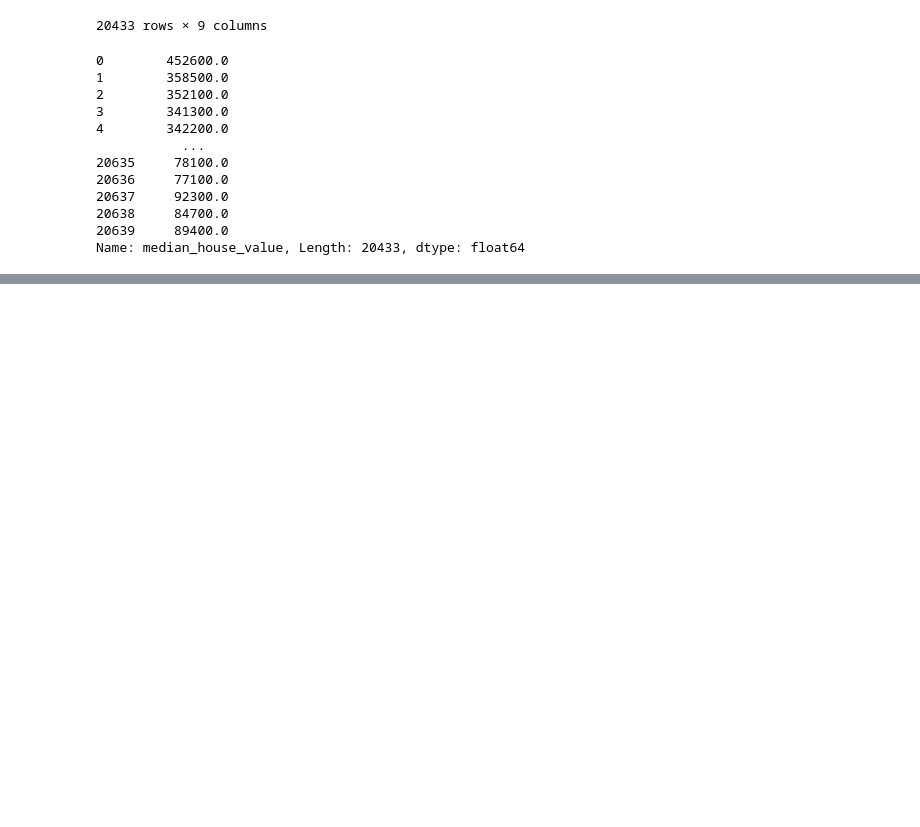
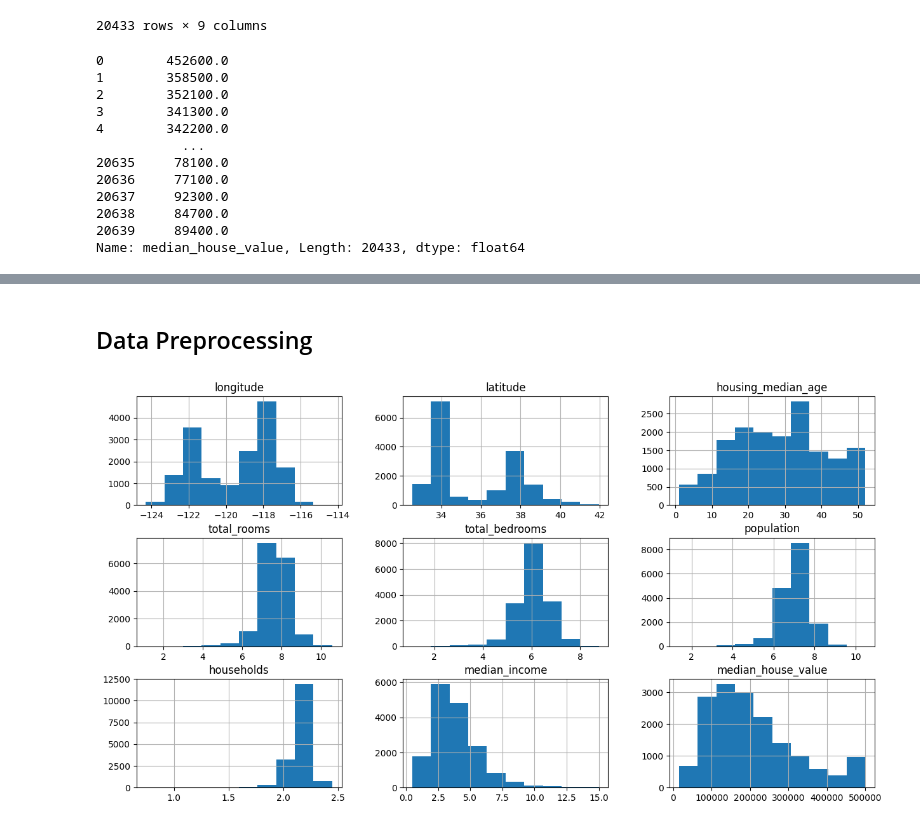
Before and after one commit to toni-the-dude/House-Price-Prediction, a Jupyter notebook: main.ipynb, the cells around one changed output, grey strips where cells are left out. Saved outputs shown, nothing was run; the diff lists cells and outputs as text; code cells hidden in the pictures; blank space fills up the shorter version.

```diff
--- a/main.ipynb
+++ b/main.ipynb
@@ -144,0 +151,13 @@ sns.heatmap(train_data.drop(["ocean_proximity"], axis=1).corr(), annot=True, cma
+# %% [markdown]
+## Data Preprocessing
+# %%
+# We take the skewed features and find their logarithm
+train_data["total_rooms"] = np.log(train_data["total_rooms"] + 1)
+train_data["total_bedrooms"] = np.log(train_data["total_bedrooms"] + 1)
+train_data["population"] = np.log(train_data["population"] + 1)
+train_data["households"] = np.log(train_data["total_rooms"] + 1)
+# %%
+# We notice they now better resemble a Gaussian bell curve
+train_data.hist(figsize=(15, 8));
+# %% [output]
+[figure, added]
```
Also changed, not shown: parts of 11 cells of this notebook.
